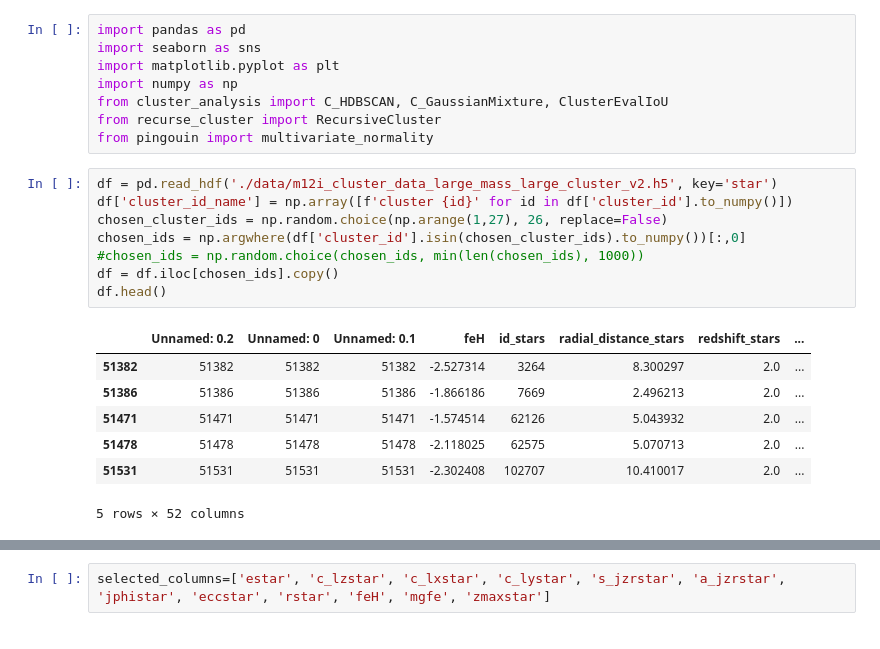
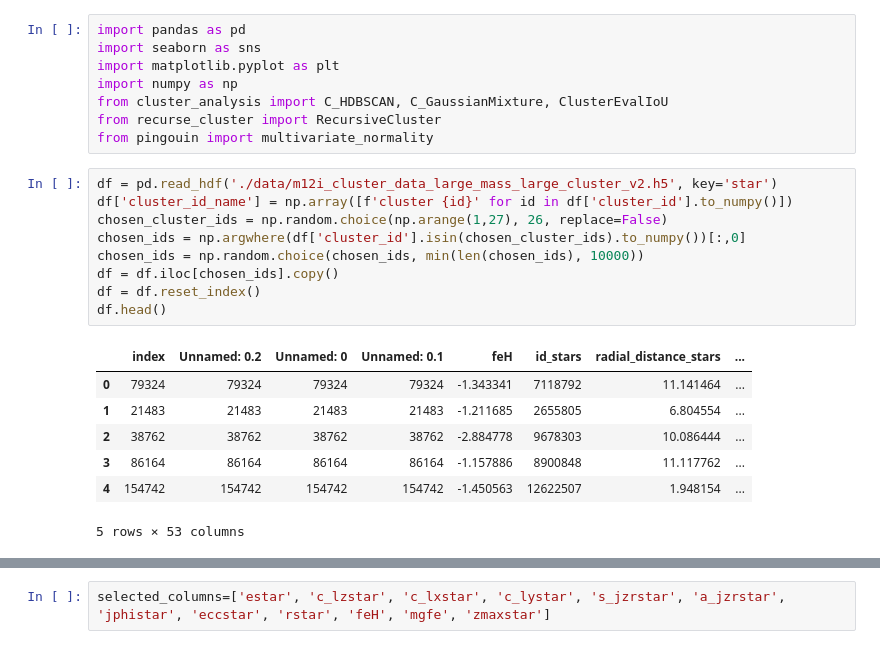
Before and after one commit to michaelyhuang23/Gaia3DR-explore, a Jupyter notebook: notebooks/recurse_cluster_test.ipynb, the cells around one changed output, grey strips where cells are left out. Drawn from its saved outputs; the diff is of its cells as text.

```diff
--- a/notebooks/recurse_cluster_test.ipynb
+++ b/notebooks/recurse_cluster_test.ipynb
@@ -9,19 +9,20 @@ from pingouin import multivariate_normality
 # %%
 df = pd.read_hdf('./data/m12i_cluster_data_large_mass_large_cluster_v2.h5', key='star')
 df['cluster_id_name'] = np.array([f'cluster {id}' for id in df['cluster_id'].to_numpy()])
 chosen_cluster_ids = np.random.choice(np.arange(1,27), 26, replace=False)
 chosen_ids = np.argwhere(df['cluster_id'].isin(chosen_cluster_ids).to_numpy())[:,0]
-#chosen_ids = np.random.choice(chosen_ids, min(len(chosen_ids), 1000))
+chosen_ids = np.random.choice(chosen_ids, min(len(chosen_ids), 10000))
 df = df.iloc[chosen_ids].copy()
+df = df.reset_index()
 df.head()
 # %% [output]
-|  | Unnamed: 0.2 | Unnamed: 0 | Unnamed: 0.1 | feH | id_stars | radial_distance_stars | redshift_stars | ... |
-| 51382 | 51382 | 51382 | 51382 | -2.527314 | 3264 | 8.300297 | 2.0 | ... |
-| 51386 | 51386 | 51386 | 51386 | -1.866186 | 7669 | 2.496213 | 2.0 | ... |
-| 51471 | 51471 | 51471 | 51471 | -1.574514 | 62126 | 5.043932 | 2.0 | ... |
-| 51478 | 51478 | 51478 | 51478 | -2.118025 | 62575 | 5.070713 | 2.0 | ... |
-| 51531 | 51531 | 51531 | 51531 | -2.302408 | 102707 | 10.410017 | 2.0 | ... |
+|  | index | Unnamed: 0.2 | Unnamed: 0 | Unnamed: 0.1 | feH | id_stars | radial_distance_stars | ... |
+| 0 | 79324 | 79324 | 79324 | 79324 | -1.343341 | 7118792 | 11.141464 | ... |
+| 1 | 21483 | 21483 | 21483 | 21483 | -1.211685 | 2655805 | 6.804554 | ... |
+| 2 | 38762 | 38762 | 38762 | 38762 | -2.884778 | 9678303 | 10.086444 | ... |
+| 3 | 86164 | 86164 | 86164 | 86164 | -1.157886 | 8900848 | 11.117762 | ... |
+| 4 | 154742 | 154742 | 154742 | 154742 | -1.450563 | 12622507 | 1.948154 | ... |
-5 rows × 52 columns
+5 rows × 53 columns
 # %%
 fig, axes = plt.subplots(2, 3, figsize=(18, 10))
 df['lstar'] = np.linalg.norm([df['lzstar'].to_numpy(),df['lystar'].to_numpy(),df['lxstar'].to_numpy()],axis=0)
```
Also changed, not shown: parts of 8 cells of this notebook, 1 other file.
